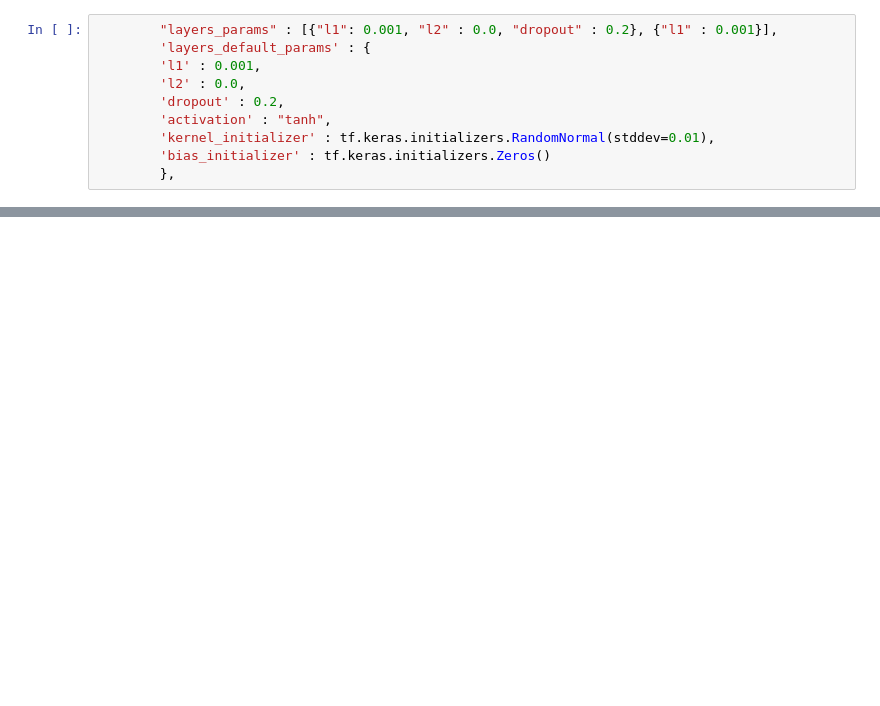
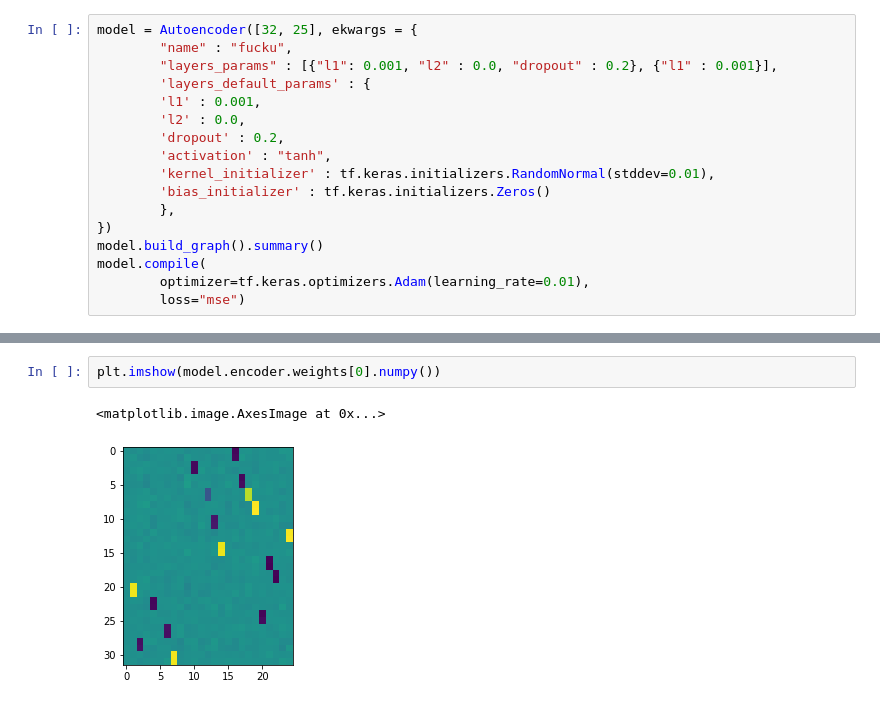
Before and after one commit to FilipKubackiSoton/AutoencoderHIFF_SIC, a Jupyter notebook: test.ipynb, the cells around one changed output, grey strips where cells are left out. Saved outputs shown, nothing was run; the diff lists cells and outputs as text; blank space fills up the shorter version.

```diff
--- a/test.ipynb
+++ b/test.ipynb
@@ -156,4 +69,6 @@ def suplement_layers_params([32,25], [{"l1": 0.001, "l2" : 0.0, "dropout" : 0.2}
 # %%
+model = Autoencoder([32, 25], ekwargs = {
+        "name" : "fucku",
         "layers_params" : [{"l1": 0.001, "l2" : 0.0, "dropout" : 0.2}, {"l1" : 0.001}],
         'layers_default_params' : {
         'l1' : 0.001,
@@ -163,3 +78,8 @@ def suplement_layers_params([32,25], [{"l1": 0.001, "l2" : 0.0, "dropout" : 0.2}
         'kernel_initializer' : tf.keras.initializers.RandomNormal(stddev=0.01),
         'bias_initializer' : tf.keras.initializers.Zeros()
         },
+})
+model.build_graph().summary()
+model.compile(
+        optimizer=tf.keras.optimizers.Adam(learning_rate=0.01),
+        loss="mse")
@@ -165,0 +189,5 @@ def suplement_layers_params([32,25], [{"l1": 0.001, "l2" : 0.0, "dropout" : 0.2}
+# %%
+plt.imshow(model.encoder.weights[0].numpy())
+# %% [output]
+<matplotlib.image.AxesImage at 0x...>
+[figure, added]
```
Also changed, not shown: parts of 19 cells of this notebook, 4 other files.
